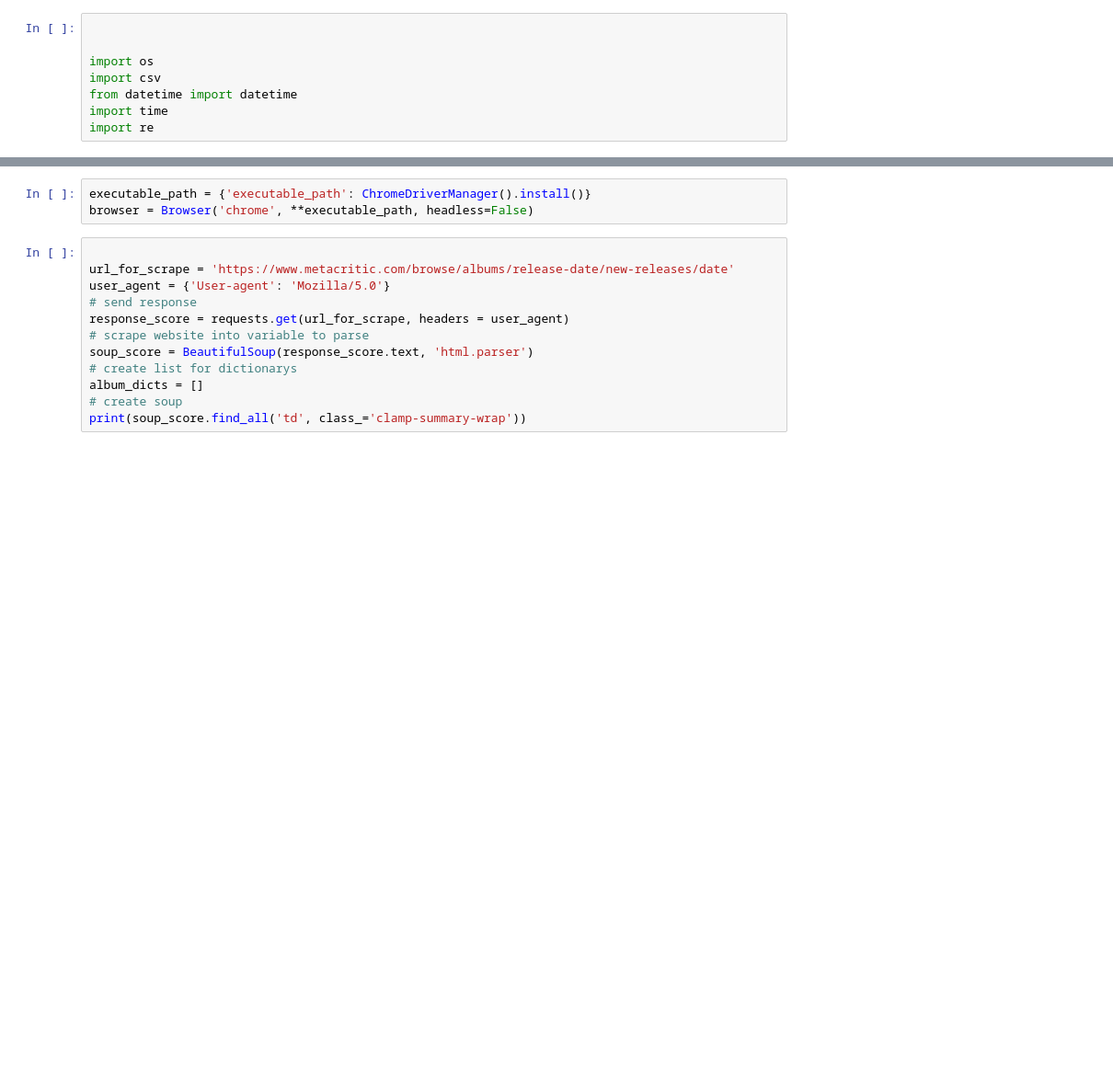
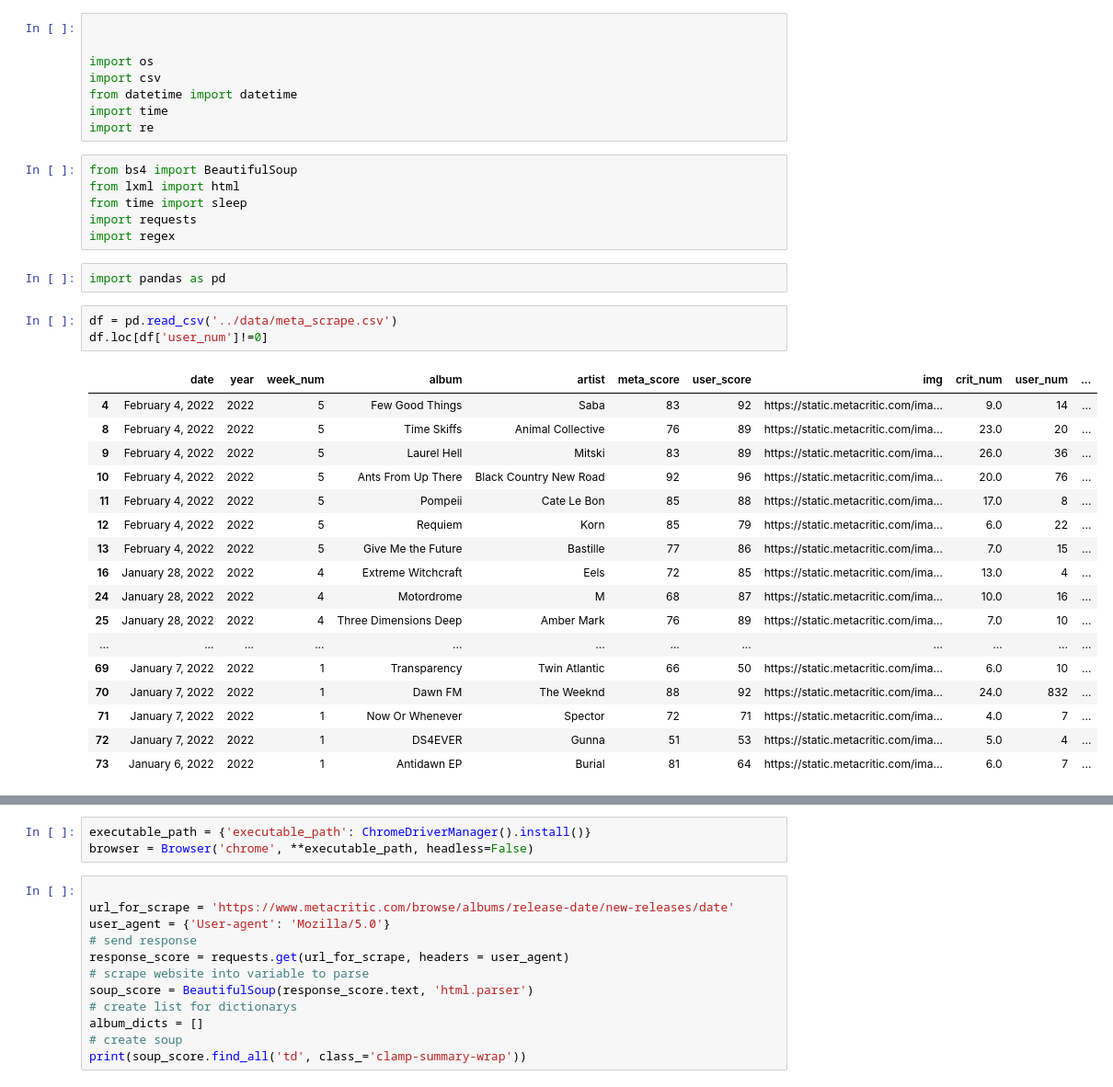
Before and after one commit to dorisep/meta_gui, a Jupyter notebook: apps/Untitled.ipynb, the cells around one changed output, grey strips where cells are left out. Shown: that part at 92% size. Saved outputs shown, nothing was run; the diff lists cells and outputs as text; blank space fills up the shorter version.

Commit message:
added reviews to scrape

```diff
--- a/apps/Untitled.ipynb
+++ b/apps/Untitled.ipynb
@@ -6,3 +6,32 @@ import csv
 from datetime import datetime
 import time
 import re
+# %%
+from bs4 import BeautifulSoup
+from lxml import html
+from time import sleep
+import requests
+import regex
+# %%
+import pandas as pd
+# %%
+df = pd.read_csv('../data/meta_scrape.csv')
+df.loc[df['user_num']!=0]
+# %% [output]
+|  | date | year | week_num | album | artist | meta_score | user_score | img | crit_num | user_num | ... |
+| 4 | February 4, 2022 | 2022 | 5 | Few Good Things | Saba | 83 | 92 | https://static.metacritic.com/ima... | 9.0 | 14 | ... |
+| 8 | February 4, 2022 | 2022 | 5 | Time Skiffs | Animal Collective | 76 | 89 | https://static.metacritic.com/ima... | 23.0 | 20 | ... |
+| 9 | February 4, 2022 | 2022 | 5 | Laurel Hell | Mitski | 83 | 89 | https://static.metacritic.com/ima... | 26.0 | 36 | ... |
+| 10 | February 4, 2022 | 2022 | 5 | Ants From Up There | Black Country New Road | 92 | 96 | https://static.metacritic.com/ima... | 20.0 | 76 | ... |
+| 11 | February 4, 2022 | 2022 | 5 | Pompeii | Cate Le Bon | 85 | 88 | https://static.metacritic.com/ima... | 17.0 | 8 | ... |
+| 12 | February 4, 2022 | 2022 | 5 | Requiem | Korn | 85 | 79 | https://static.metacritic.com/ima... | 6.0 | 22 | ... |
+| 13 | February 4, 2022 | 2022 | 5 | Give Me the Future | Bastille | 77 | 86 | https://static.metacritic.com/ima... | 7.0 | 15 | ... |
+| 16 | January 28, 2022 | 2022 | 4 | Extreme Witchcraft | Eels | 72 | 85 | https://static.metacritic.com/ima... | 13.0 | 4 | ... |
+| 24 | January 28, 2022 | 2022 | 4 | Motordrome | M | 68 | 87 | https://static.metacritic.com/ima... | 10.0 | 16 | ... |
+| 25 | January 28, 2022 | 2022 | 4 | Three Dimensions Deep | Amber Mark | 76 | 89 | https://static.metacritic.com/ima... | 7.0 | 10 | ... |
+| ... | ... | ... | ... | ... | ... | ... | ... | ... | ... | ... | ... |
+| 69 | January 7, 2022 | 2022 | 1 | Transparency | Twin Atlantic | 66 | 50 | https://static.metacritic.com/ima... | 6.0 | 10 | ... |
+| 70 | January 7, 2022 | 2022 | 1 | Dawn FM | The Weeknd | 88 | 92 | https://static.metacritic.com/ima... | 24.0 | 832 | ... |
+| 71 | January 7, 2022 | 2022 | 1 | Now Or Whenever | Spector | 72 | 71 | https://static.metacritic.com/ima... | 4.0 | 7 | ... |
+| 72 | January 7, 2022 | 2022 | 1 | DS4EVER | Gunna | 51 | 53 | https://static.metacritic.com/ima... | 5.0 | 4 | ... |
+| 73 | January 6, 2022 | 2022 | 1 | Antidawn EP | Burial | 81 | 64 | https://static.metacritic.com/ima... | 6.0 | 7 | ... |
```
Also changed, not shown: parts of 5 cells of this notebook, 2 other files.
